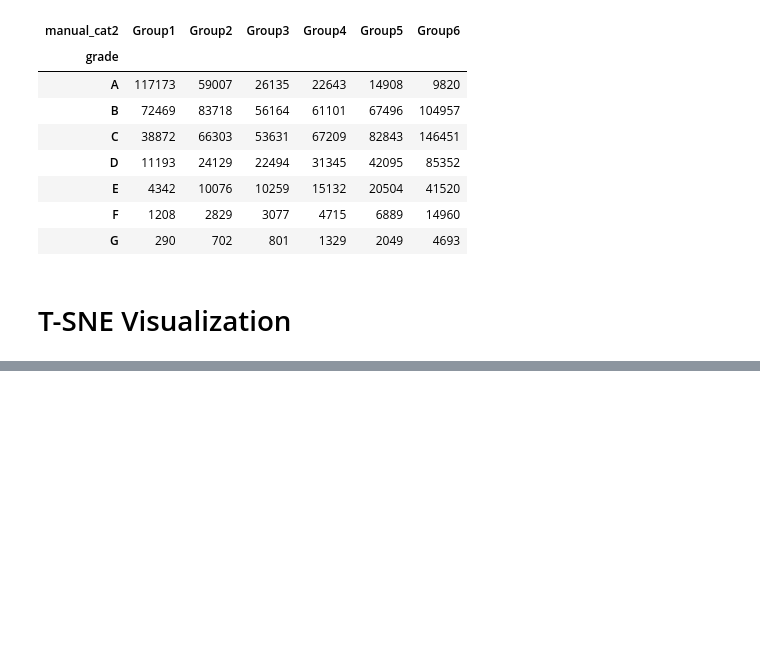
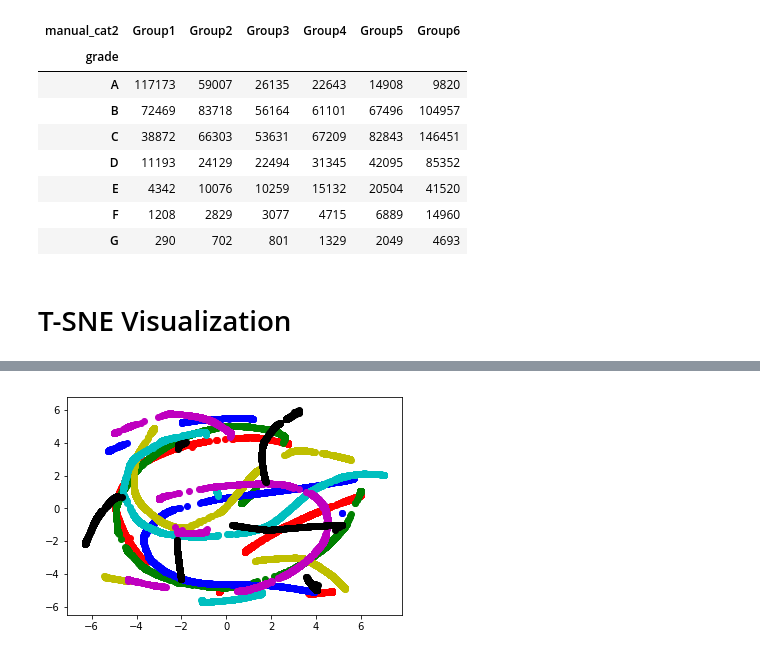
Before and after one commit to erstrong/INFO-7390-ADS-Fall-17-TeamNo., a Jupyter notebook: Assignment 2/Part 2/Clustering.ipynb, the cells around one changed output, grey strips where cells are left out. Saved outputs shown, nothing was run; the diff lists cells and outputs as text; code cells hidden in the pictures; blank space fills up the shorter version.

```diff
--- a/Assignment 2/Part 2/Clustering.ipynb
+++ b/Assignment 2/Part 2/Clustering.ipynb
@@ -419,0 +447,22 @@ plt.show()
+# %%
+tsne3 = TSNE(perplexity=200, n_iter=250)
+# %%
+Y0 = tsne3.fit_transform(samp0)
+Y1 = tsne3.fit_transform(samp1)
+Y2 = tsne3.fit_transform(samp2)
+Y3 = tsne3.fit_transform(samp3)
+Y4 = tsne3.fit_transform(samp4)
+Y5 = tsne3.fit_transform(samp5)
+Y6 = tsne3.fit_transform(samp6)
+# %%
+plt.close('all')
+plt.scatter(Y0[:, 0], Y0[:, 1], c='r')
+plt.scatter(Y1[:, 0], Y1[:, 1], c='g')
+plt.scatter(Y2[:, 0], Y2[:, 1], c='b')
+plt.scatter(Y3[:, 0], Y3[:, 1], c='y')
+plt.scatter(Y4[:, 0], Y4[:, 1], c='c')
+plt.scatter(Y5[:, 0], Y5[:, 1], c='m')
+plt.scatter(Y6[:, 0], Y6[:, 1], c='k')
+plt.show()
+# %% [output]
+[figure, added]
```
Also changed, not shown: parts of 14 cells of this notebook, 30 other files.
